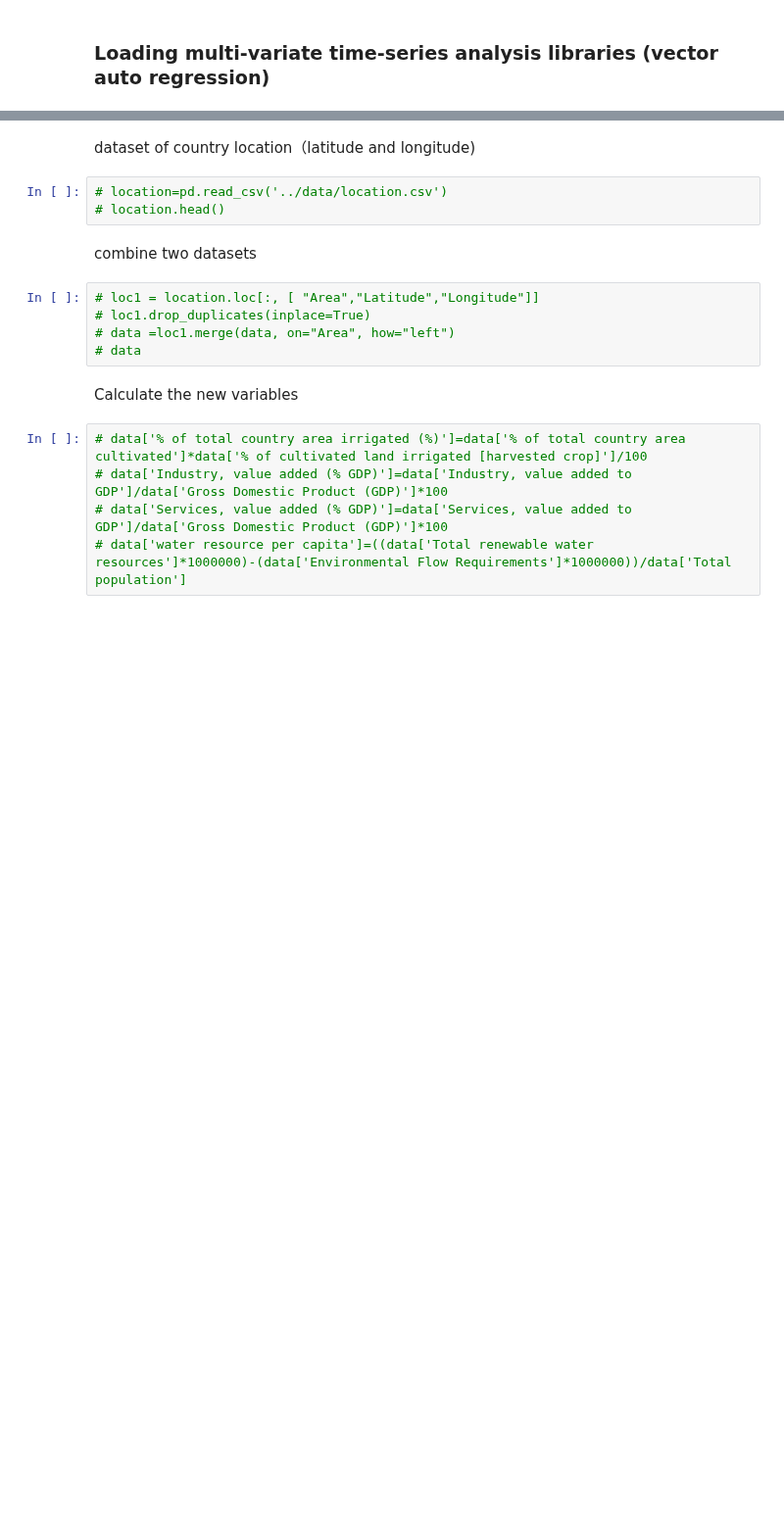
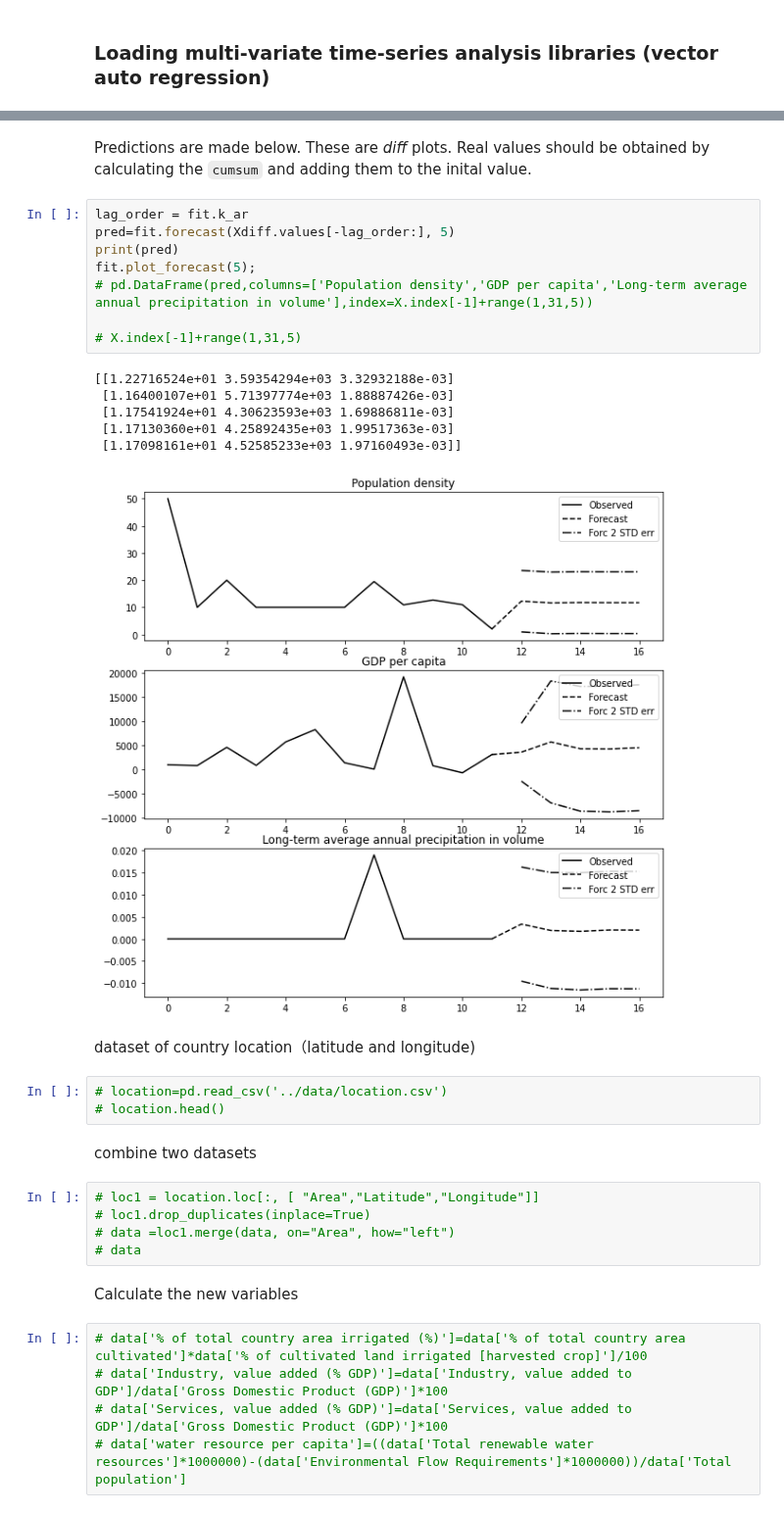
Before and after one commit to karlpolak/MDA-project, a Jupyter notebook: regression.ipynb, the cells around one changed output, grey strips where cells are left out. Shown at 98% size. Saved outputs shown, nothing was run; the diff lists cells and outputs as text; blank space fills up the shorter version.

```diff
--- a/regression.ipynb
+++ b/regression.ipynb
@@ -105,3 +134,20 @@ InvalidIndexError: (slice(None, None, None), 1)
+# %% [markdown]
+Predictions are made below. These are *diff* plots. Real values should be obtained by calculating the `cumsum` and adding them to the inital value.
+# %%
+lag_order = fit.k_ar
+pred=fit.forecast(Xdiff.values[-lag_order:], 5)
+print(pred)
+fit.plot_forecast(5);
+# pd.DataFrame(pred,columns=['Population density','GDP per capita','Long-term average annual precipitation in volume'],index=X.index[-1]+range(1,31,5))
+
+# X.index[-1]+range(1,31,5)
+# %% [output]
+[[1.22716524e+01 3.59354294e+03 3.32932188e-03]
+ [1.16400107e+01 5.71397774e+03 1.88887426e-03]
+ [1.17541924e+01 4.30623593e+03 1.69886811e-03]
+ [1.17130360e+01 4.25892435e+03 1.99517363e-03]
+ [1.17098161e+01 4.52585233e+03 1.97160493e-03]]
+[figure, added]
 # %% [markdown]
 dataset of country location（latitude and longitude)
 # %%
```
Also changed, not shown: parts of 27 cells of this notebook.
